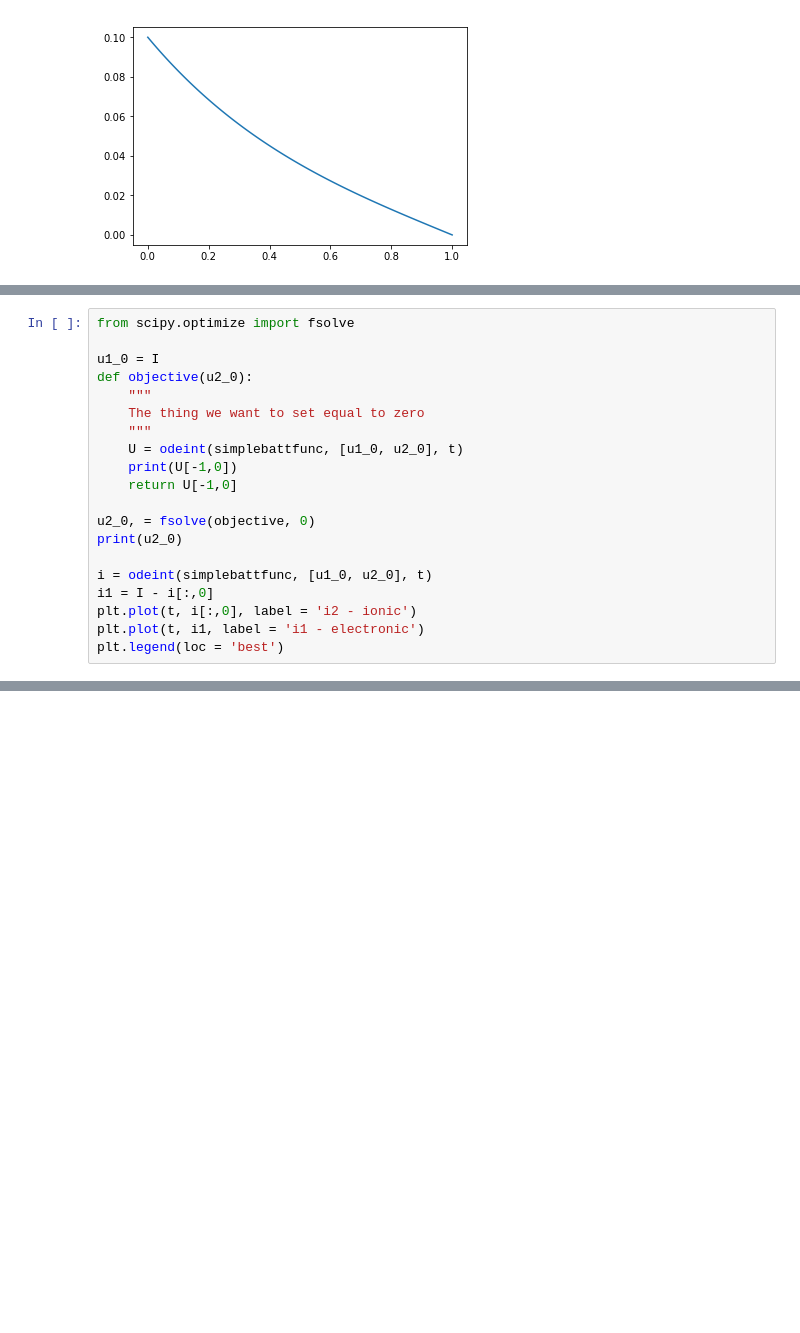
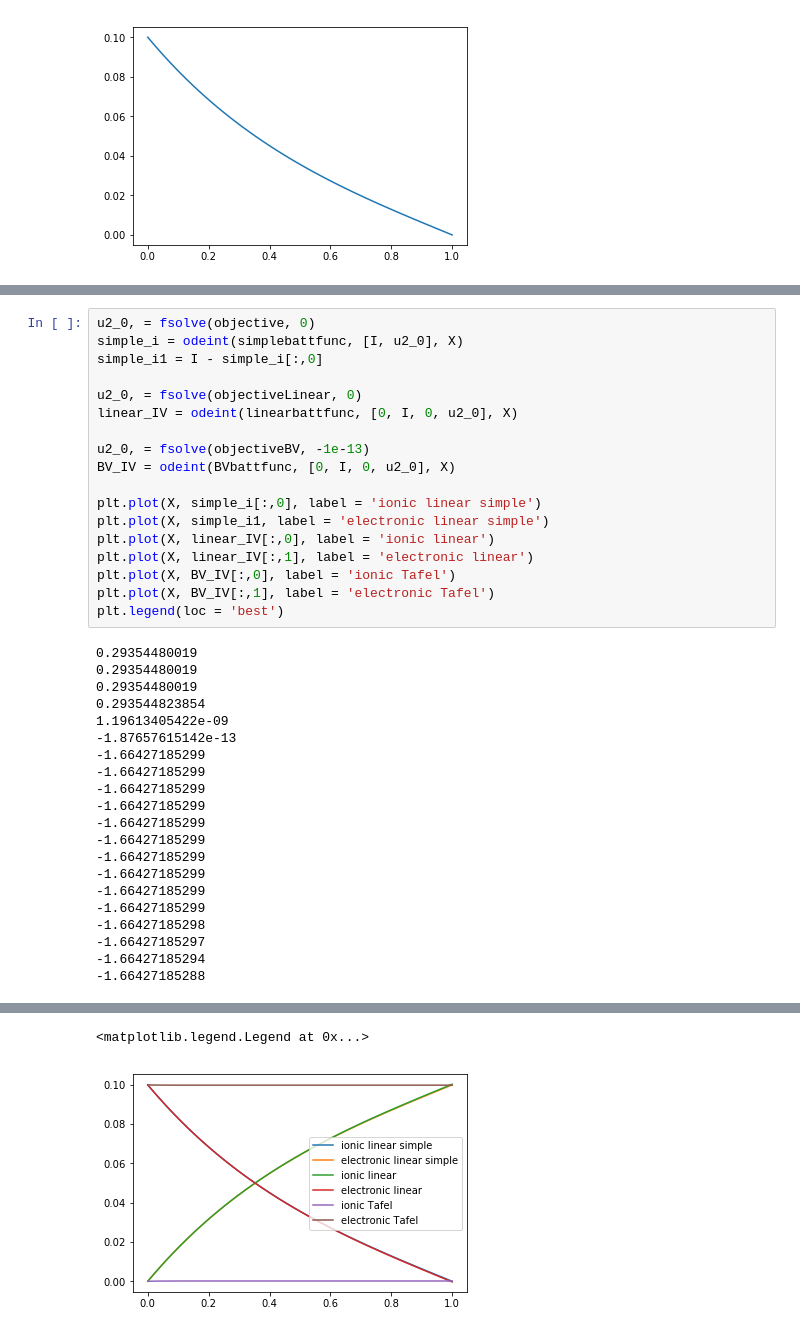
Before and after one commit to dalcox/batteries, a Jupyter notebook: Battery Modeling 1D Steady State.ipynb, the cells around one changed output, grey strips where cells are left out. Drawn from its saved outputs; the diff is of its cells as text; blank space fills up the shorter version.

Commit message:
Got general linear kinetics working
BV kinetics also worked temporarily

```diff
--- a/Battery Modeling 1D Steady State.ipynb
+++ b/Battery Modeling 1D Steady State.ipynb
@@ -69,20 +59,0 @@ plt.plot(t, batt)
-# %%
-from scipy.optimize import fsolve
-
-u1_0 = I
-def objective(u2_0):
-    """
-    The thing we want to set equal to zero
-    """
-    U = odeint(simplebattfunc, [u1_0, u2_0], t)
-    print(U[-1,0])
-    return U[-1,0]
-
-u2_0, = fsolve(objective, 0)
-print(u2_0)
-
-i = odeint(simplebattfunc, [u1_0, u2_0], t)
-i1 = I - i[:,0]
-plt.plot(t, i[:,0], label = 'i2 - ionic')
-plt.plot(t, i1, label = 'i1 - electronic')
-plt.legend(loc = 'best')
@@ -100,0 +90,39 @@ fsolve?
+# %%
+u2_0, = fsolve(objective, 0)
+simple_i = odeint(simplebattfunc, [I, u2_0], X)
+simple_i1 = I - simple_i[:,0]
+
+u2_0, = fsolve(objectiveLinear, 0)
+linear_IV = odeint(linearbattfunc, [0, I, 0, u2_0], X)
+
+u2_0, = fsolve(objectiveBV, -1e-13)
+BV_IV = odeint(BVbattfunc, [0, I, 0, u2_0], X)
+
+plt.plot(X, simple_i[:,0], label = 'ionic linear simple')
+plt.plot(X, simple_i1, label = 'electronic linear simple')
+plt.plot(X, linear_IV[:,0], label = 'ionic linear')
+plt.plot(X, linear_IV[:,1], label = 'electronic linear')
+plt.plot(X, BV_IV[:,0], label = 'ionic Tafel')
+plt.plot(X, BV_IV[:,1], label = 'electronic Tafel')
+plt.legend(loc = 'best')
+# %% [output]
+0.29354480019
+0.29354480019
+0.29354480019
+0.293544823854
+1.19613405422e-09
+-1.87657615142e-13
+-1.66427185299
+-1.66427185299
+-1.66427185299
+-1.66427185299
+-1.66427185299
+-1.66427185299
+-1.66427185299
+-1.66427185299
+-1.66427185299
+-1.66427185299
+-1.66427185298
+-1.66427185297
+-1.66427185294
+-1.66427185288
@@ -100,0 +130,2 @@ fsolve?
+<matplotlib.legend.Legend at 0x...>
+[figure, added]
```
Also changed, not shown: parts of 9 cells of this notebook, 2 other files.
